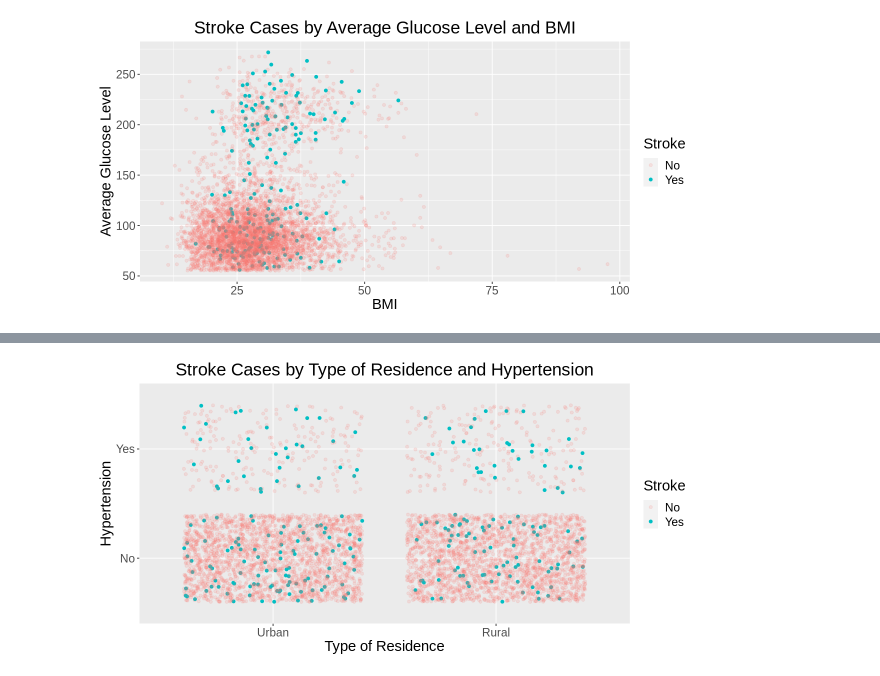
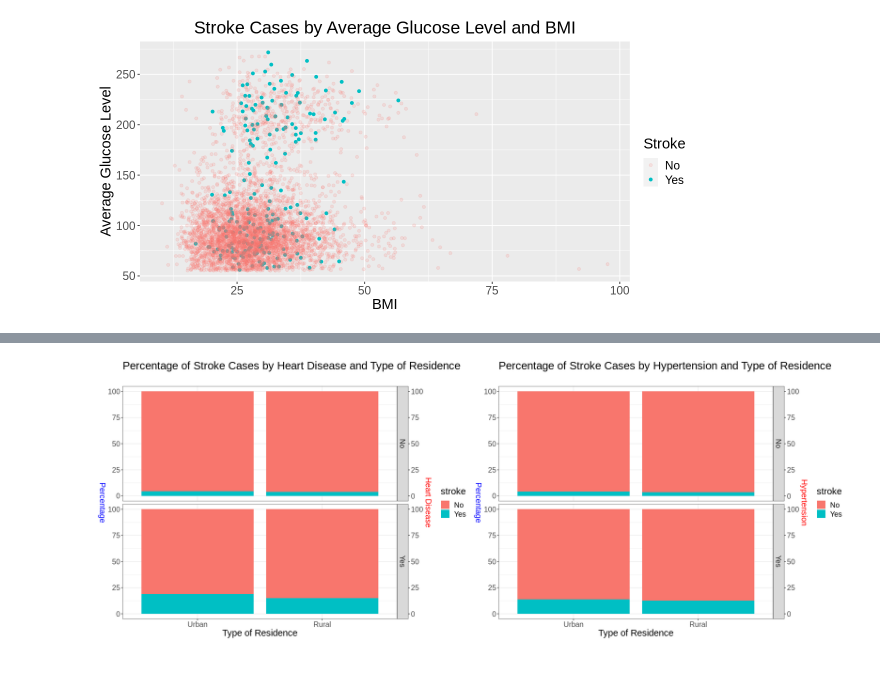
Before and after one commit to 21chanas3/dsci100-group73, a Jupyter notebook: Analysis_only_code.ipynb, the cells around one changed output, grey strips where cells are left out. Drawn from its saved outputs; the diff is of its cells as text; code cells hidden in the pictures.

```diff
--- a/Analysis_only_code.ipynb
+++ b/Analysis_only_code.ipynb
@@ -374,13 +403,54 @@ residence_heartdisease
-# %%
-
-residence_hypertension <- stroke %>%
-  ggplot(aes(x = residence_type, y = hypertension, colour = stroke)) +
-  geom_jitter() +
-  labs(x = "Type of Residence", y = "Hypertension", color = "Stroke", title = "Stroke Cases by Type of Residence and Hypertension") +
-  theme(text = element_text(size = 17.5),
-    plot.title = element_text(hjust = 0.5)) +
-  scale_color_manual(values = alpha(c("No" = "#F8766D", "Yes" = "#00BFC4"), c(0.15, 1.0)))
-
-residence_hypertension
-# %% [output]
-[figure, removed]
+# %%
+options(repr.plot.width = 10, repr.plot.height = 7.5)
+
+heartdisease_residence <- stroke %>%
+  count(residence_type, stroke, heart_disease) %>%
+  group_by(residence_type,heart_disease) %>%
+  mutate(percentage = n / sum(n) * 100) %>%
+  ungroup()
+
+heartdisease_residence <- heartdisease_residence %>%
+    ggplot(aes(x = residence_type, y = percentage, fill = stroke)) +
+      geom_bar(stat = "identity") +
+      labs(x = "Type of Residence", y = "", title = "Percentage of Stroke Cases by Heart Disease and Type of Residence\n") +
+      facet_grid(heart_disease ~ .) +
+      theme_bw() +
+      theme(
+        axis.title.y.right = element_text(color = "red", size = 15, angle = -90, vjust = 0.5),
+        axis.title.y.left = element_text(color = "blue", size = 15, angle = -90, vjust = 0.5)
+      ) +
+      theme(text = element_text(size = 17.5),
+        plot.title = element_text(hjust = 0))+
+      scale_y_continuous(
+        name = "Percentage",
+        sec.axis = sec_axis(~ ., name = "Heart Disease")
+      )
+
+hypertension_residence <- stroke %>%
+  count(residence_type, stroke, hypertension) %>%
+  group_by(residence_type,hypertension) %>%
+  mutate(percentage = n / sum(n) * 100) %>%
+  ungroup()
+
+hypertension_residence <- hypertension_residence %>%
+    ggplot(aes(x = residence_type, y = percentage, fill = stroke)) +
+      geom_bar(stat = "identity") +
+      labs(x = "Type of Residence", y = "", title = "Percentage of Stroke Cases by Hypertension and Type of Residence\n") +
+      facet_grid(hypertension ~ .) +
+      theme_bw() +
+      theme(
+        axis.title.y.right = element_text(color = "red", size = 15, angle = -90, vjust = 0.5),
+        axis.title.y.left = element_text(color = "blue", size = 15, angle = -90, vjust = 0.5)
+      ) +
+      theme(text = element_text(size = 17.5),
+        plot.title = element_text(hjust = 0))+
+      scale_y_continuous(
+        name = "Percentage",
+        sec.axis = sec_axis(~ ., name = "Hypertension")
+      )
+
+options(repr.plot.width = 20, repr.plot.height = 7.5)
+
+grid.arrange(heartdisease_residence, hypertension_residence, ncol = 2)
+# %% [output]
+[figure, added]
```
Also changed, not shown: parts of 26 cells of this notebook.
